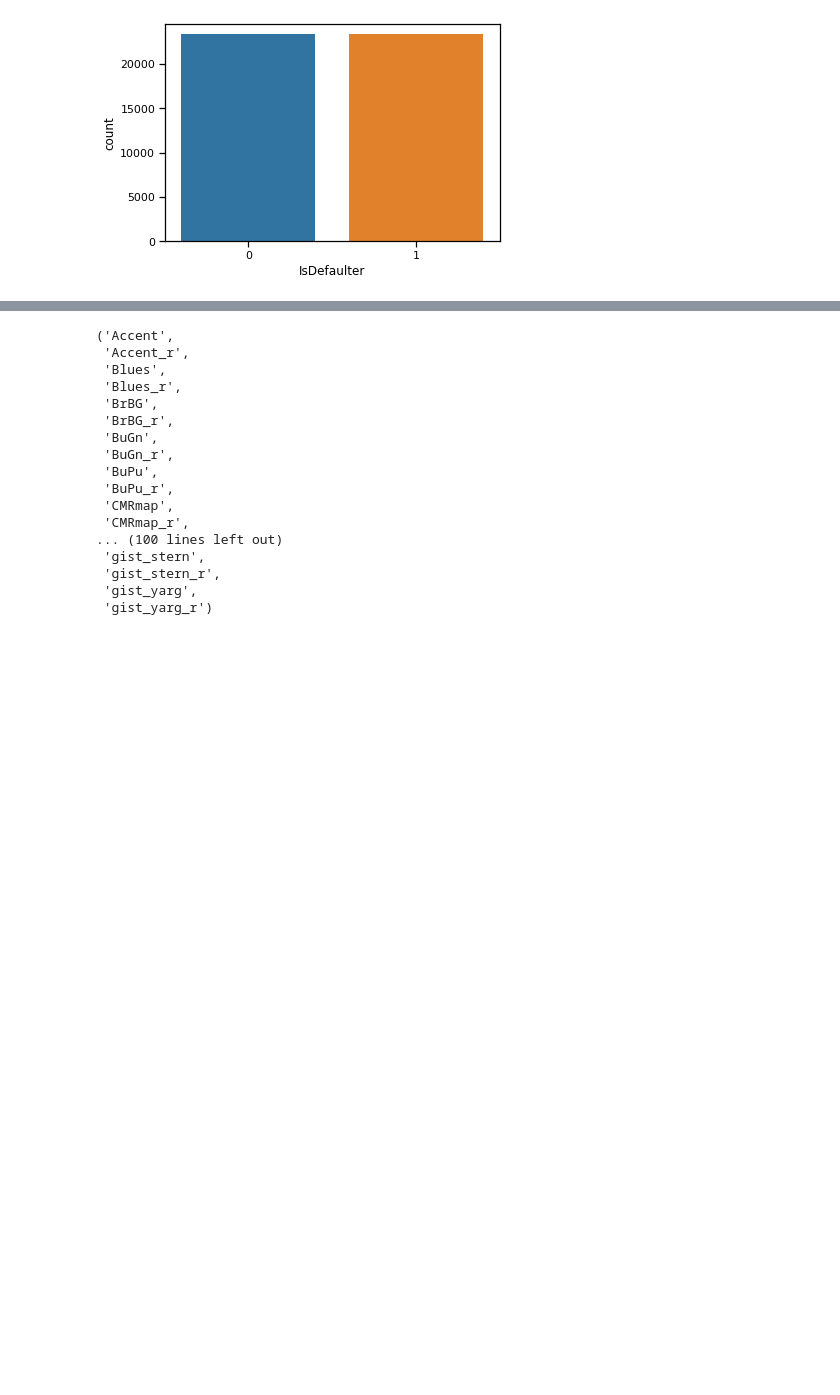
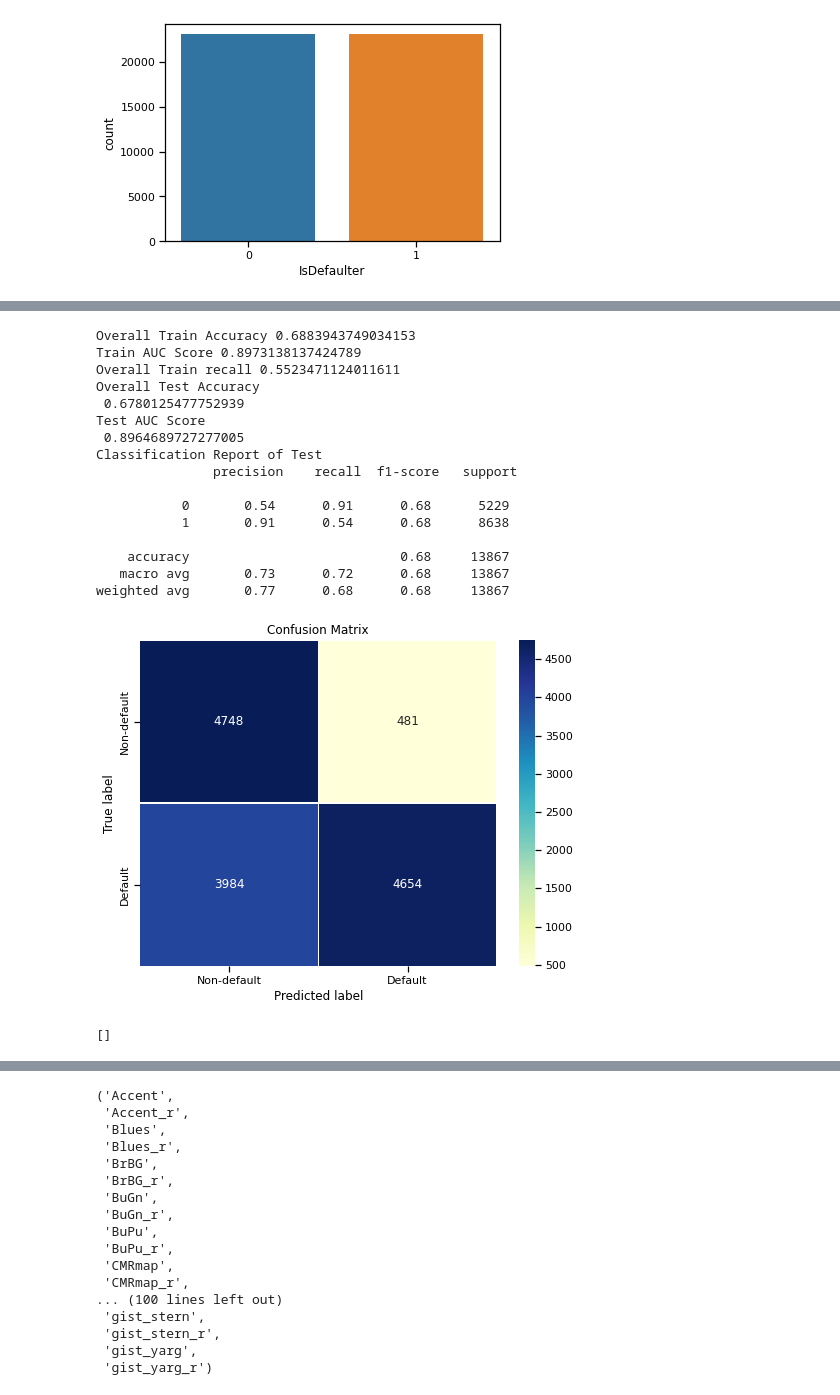
Before and after one commit to krishna9734/Credit-Card-Default-Prediction, a Jupyter notebook: Copy_of_Credit_Card_Default_Prediction_Capstone_Project.ipynb, the cells around one changed output, grey strips where cells are left out. Drawn from its saved outputs; the diff is of its cells as text; code cells hidden in the pictures; blank space fills up the shorter version.

```diff
--- a/Copy_of_Credit_Card_Default_Prediction_Capstone_Project.ipynb
+++ b/Copy_of_Credit_Card_Default_Prediction_Capstone_Project.ipynb
@@ -629,0 +731,24 @@ sns.countplot('IsDefaulter', data = balanced_df)
+# %%
+model_eval(LogisticRegression(), X_train, y_train_pred_logi_grid, X_test, y_pred_logi_grid)
+# %% [output]
+Overall Train Accuracy 0.6883943749034153
+Train AUC Score 0.8973138137424789
+Overall Train recall 0.5523471124011611
+Overall Test Accuracy
+ 0.6780125477752939
+Test AUC Score
+ 0.8964689727277005
+Classification Report of Test
+               precision    recall  f1-score   support
+
+           0       0.54      0.91      0.68      5229
+           1       0.91      0.54      0.68      8638
+
+    accuracy                           0.68     13867
+   macro avg       0.73      0.72      0.68     13867
+weighted avg       0.77      0.68      0.68     13867
+[figure, added]
+# %%
+best_log
+# %% [output]
+[]
```
Also changed, not shown: parts of 24 cells of this notebook.
